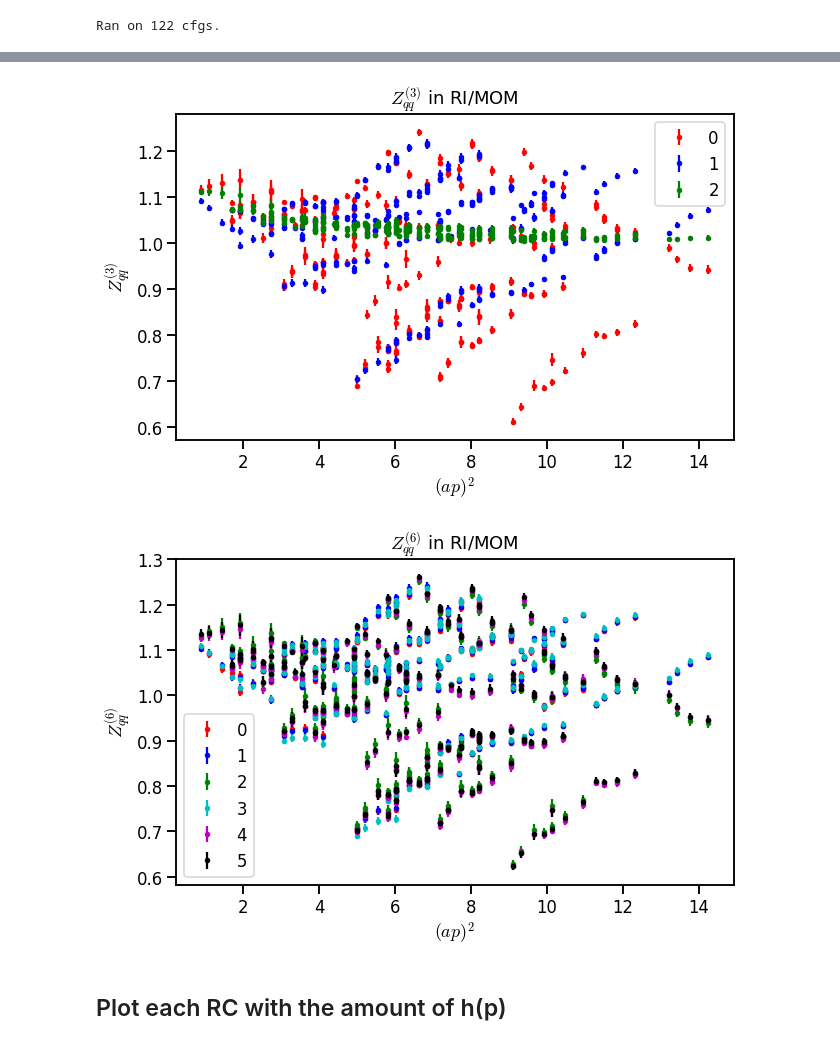
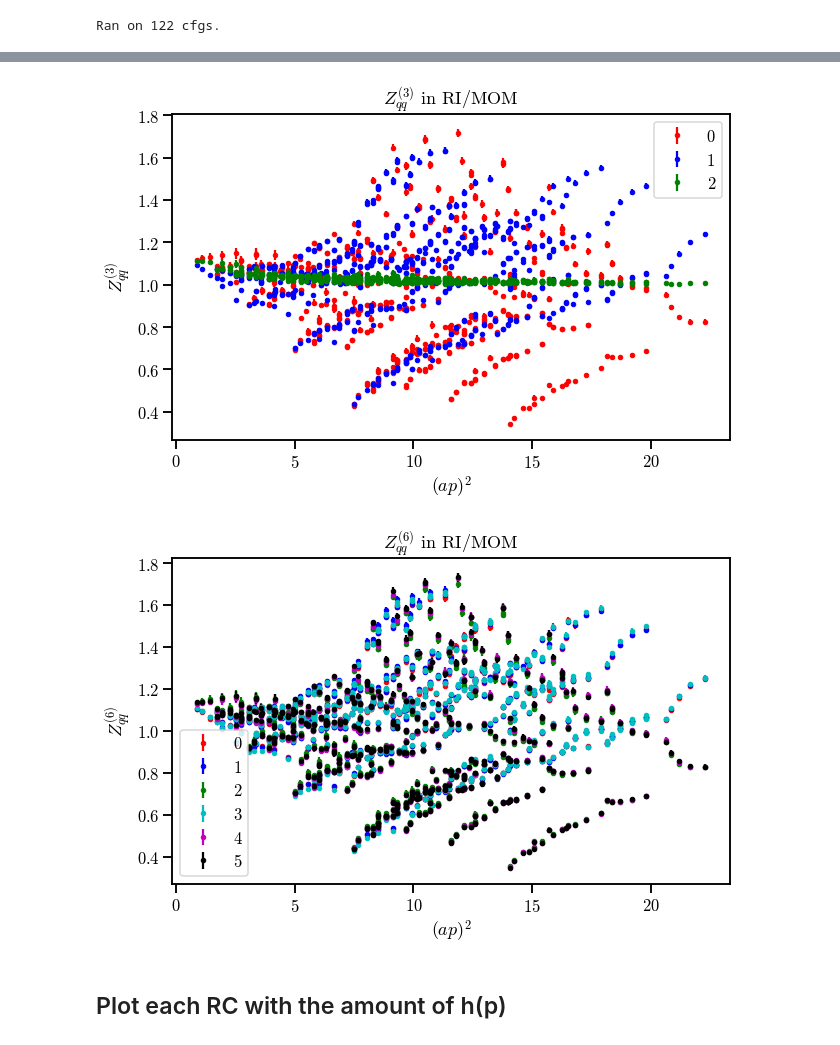
Before and after one commit to poare/lqcd, a Jupyter notebook: gq_mixing/python_scripts/NPR_gq_mixing.ipynb, the cells around one changed output, grey strips where cells are left out. Drawn from its saved outputs; the diff is of its cells as text; code cells hidden in the pictures.

```diff
--- a/gq_mixing/python_scripts/NPR_gq_mixing.ipynb
+++ b/gq_mixing/python_scripts/NPR_gq_mixing.ipynb
@@ -7,11 +7,11 @@
 import matplotlib as mpl
 import matplotlib.font_manager as font_manager
 mpl.rcParams['font.family']='serif'
-# cmfont = font_manager.FontProperties(fname=mpl.get_data_path() + '/fonts/ttf/cmr10.ttf')
-cmfont = font_manager.FontProperties('/Users/theoares/Library/Fonts/cmunrm.otf')
+cmfont = font_manager.FontProperties(fname=mpl.get_data_path() + '/fonts/ttf/cmr10.ttf')
 mpl.rcParams['font.serif']=cmfont.get_name()
 mpl.rcParams['mathtext.fontset']='cm'
 mpl.rcParams['axes.unicode_minus']=False
+mpl.rcParams['axes.formatter.use_mathtext'] = True
 
 from mpl_toolkits.axes_grid1.inset_locator import zoomed_inset_axes
 from mpl_toolkits.axes_grid1.inset_locator import inset_axes
@@ -27,10 +27,12 @@ from scipy.optimize import root
 import h5py
 import os
 import itertools
+
+n_boot = 200
 from utils import *
 
-import sys                                                                   #
-sys.path.append('/Users/theoares/lqcd/utilities')                            #
+import sys
+sys.path.append('/Users/theoares/lqcd/utilities')
 from pytools import *
 from formattools import *
 from plottools import *
@@ -56,27 +58,36 @@ h = lambda p : np.sum(p ** 4) / (square(p) ** 2)
 kidx = 0
 k_subset_idxs = []
 for k in k_list:
-    #if k[0] < Lat.L // 2 and k[1] < Lat.L // 2 and k[2] < Lat.L // 2 and k[3] < Lat.L // 2:
-    if k[0] < 5 and k[1] < 5 and k[2] < 5 and k[3] < 5:
+    # if True:
+    # if k[0] < 5 and k[1] < 5 and k[2] < 5 and k[3] < 5:
+    if k[0] < Lat.L // 2 and k[1] < Lat.L // 2 and k[2] < Lat.L // 2 and k[3] < Lat.L // 2:
         k_subset_idxs.append(kidx)
     kidx += 1
 k_subset_idxs = np.array(k_subset_idxs)
 
 # only use k if it's less than L / 2 in each component
-k_list = k_list[k_subset_idxs]
+# k_list = k_list[k_subset_idxs]
 p_list = np.array([Lat.to_linear_momentum(k) for k in k_list])
 plat_list = np.array([Lat.to_lattice_momentum(k) for k in k_list])
 apsq_list = np.real(np.array([square(p) for p in p_list]))
-Zq = np.real(Zq[k_subset_idxs])
-Zqq3 = np.einsum('ktz->tkz', np.real(Zqq3[k_subset_idxs]))
-Zqq6 = np.einsum('ktz->tkz', np.real(Zqq6[k_subset_idxs]))
+
+k_list_sub = k_list[k_subset_idxs]
+p_list_sub = p_list[k_subset_idxs]
+plat_list_sub = plat_list[k_subset_idxs]
+apsq_list_sub = apsq_list[k_subset_idxs]
+
+Zq = np.real(Zq)
+Zqq3_sub = np.einsum('ktz->tkz', np.real(Zqq3[k_subset_idxs]))
+Zqq6_sub = np.einsum('ktz->tkz', np.real(Zqq6[k_subset_idxs]))
+Zqq3 = np.einsum('ktz->tkz', np.real(Zqq3))
+Zqq6 = np.einsum('ktz->tkz', np.real(Zqq6))
 # %%
 Zq_mu = np.mean(Zq, axis = 1)
 Zq_sigma = np.std(Zq, axis = 1, ddof = 1)
-Zqq3_mu = np.mean(Zqq3, axis = 2)
-Zqq3_sigma = np.std(Zqq3, axis = 2, ddof = 1)
-Zqq6_mu = np.mean(Zqq6, axis = 2)
-Zqq6_sigma = np.std(Zqq6, axis = 2, ddof = 1)
+Zqq3_mu = np.mean(Zqq3_sub, axis = 2)    # compute Zqq on subsets
+Zqq3_sigma = np.std(Zqq3_sub, axis = 2, ddof = 1)
+Zqq6_mu = np.mean(Zqq6_sub, axis = 2)
+Zqq6_sigma = np.std(Zqq6_sub, axis = 2, ddof = 1)
 # %%
 with sns.plotting_context('talk'):
     plt.figure(figsize = (10, 6))
@@ -92,27 +103,27 @@ colors3 = ['r', 'b', 'g']
 with sns.plotting_context('talk'):
     plt.figure(figsize = (10, 6))
     for t in range(3):
-        plt.errorbar(apsq_list, Zqq3_mu[t], Zqq3_sigma[t], fmt = '.', c = colors3[t], label = str(t))
+        plt.errorbar(apsq_list_sub, Zqq3_mu[t], Zqq3_sigma[t], fmt = '.', c = colors3[t], label = str(t))
     plt.xlabel('$(ap)^2$')
     plt.ylabel('$Z_{qq}^{(3)}$')
     plt.title('$Z_{qq}^{(3)}$ in RI/MOM')
     plt.legend()
     plt.show()
 # %% [output]
-[figure, old version]
+[figure, new version]
 # %%
 colors6 = ['r', 'b', 'g', 'c', 'm', 'k']
 with sns.plotting_context('talk'):
     plt.figure(figsize = (10, 6))
     for t in range(6):
-        plt.errorbar(apsq_list, Zqq6_mu[t], Zqq6_sigma[t], fmt = '.', c = colors6[t], label = str(t))
+        plt.errorbar(apsq_list_sub, Zqq6_mu[t], Zqq6_sigma[t], fmt = '.', c = colors6[t], label = str(t))
     plt.xlabel('$(ap)^2$')
     plt.ylabel('$Z_{qq}^{(6)}$')
     plt.title('$Z_{qq}^{(6)}$ in RI/MOM')
     plt.legend()
     plt.show()
 # %% [output]
-[figure, old version]
+[figure, new version]
 # %% [markdown]
 ## Plot each RC with the amount of h(p)
 # %%
```
Also changed, not shown: parts of 15 cells of this notebook, 24 other files.
